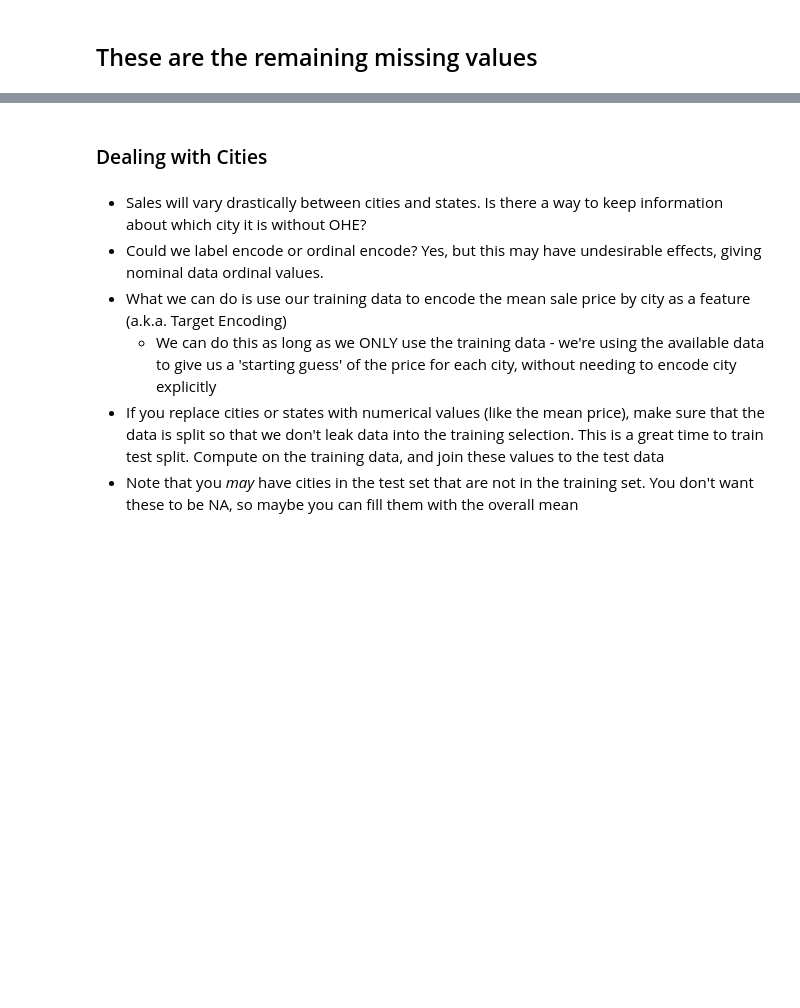
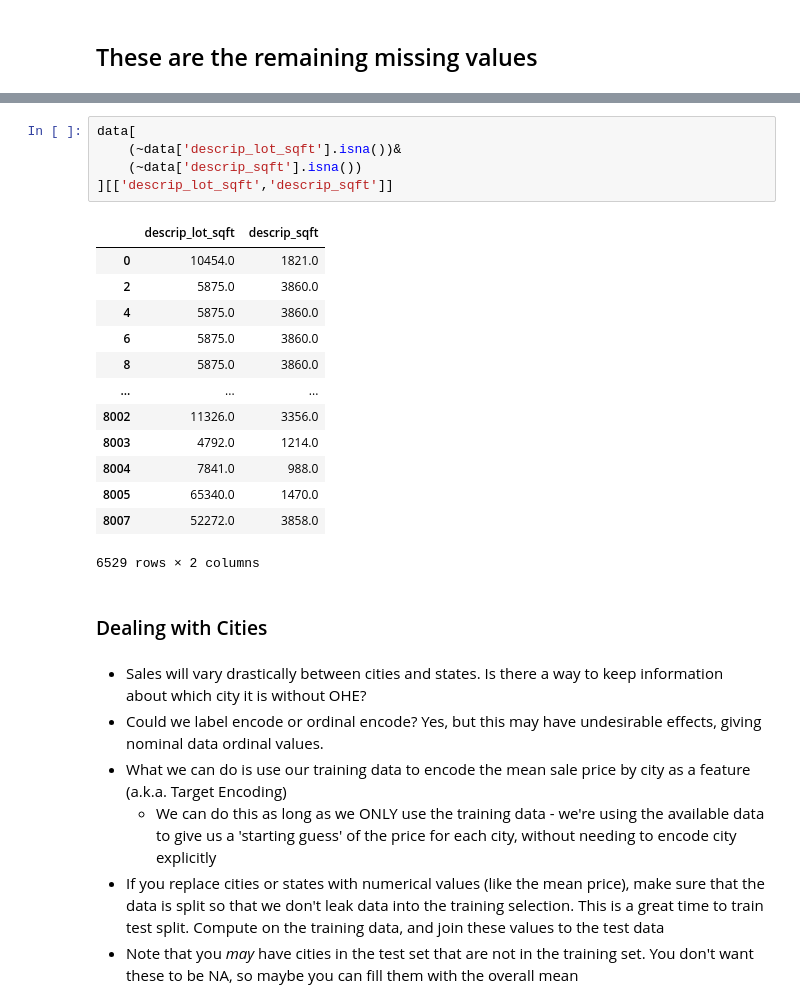
Before and after one commit to MeghanBarritt/midterm_project_datasci, a Jupyter notebook: notebooks/1 - EDA.ipynb, the cells around one changed output, grey strips where cells are left out. Cells and saved outputs as stored; diff of their text form; blank space fills up the shorter version.

```diff
--- a/notebooks/1 - EDA.ipynb
+++ b/notebooks/1 - EDA.ipynb
@@ -647,3 +623,22 @@ data[data['location_city'].isna()]
+# %%
+data[
+    (~data['descrip_lot_sqft'].isna())&
+    (~data['descrip_sqft'].isna())
+][['descrip_lot_sqft','descrip_sqft']]
+# %% [output]
+|  | descrip_lot_sqft | descrip_sqft |
+| 0 | 10454.0 | 1821.0 |
+| 2 | 5875.0 | 3860.0 |
+| 4 | 5875.0 | 3860.0 |
+| 6 | 5875.0 | 3860.0 |
+| 8 | 5875.0 | 3860.0 |
+| ... | ... | ... |
+| 8002 | 11326.0 | 3356.0 |
+| 8003 | 4792.0 | 1214.0 |
+| 8004 | 7841.0 | 988.0 |
+| 8005 | 65340.0 | 1470.0 |
+| 8007 | 52272.0 | 3858.0 |
+6529 rows × 2 columns
 # %% [markdown]
 ### Dealing with Cities
 # %% [markdown]
```
Also changed, not shown: parts of 28 cells of this notebook.
